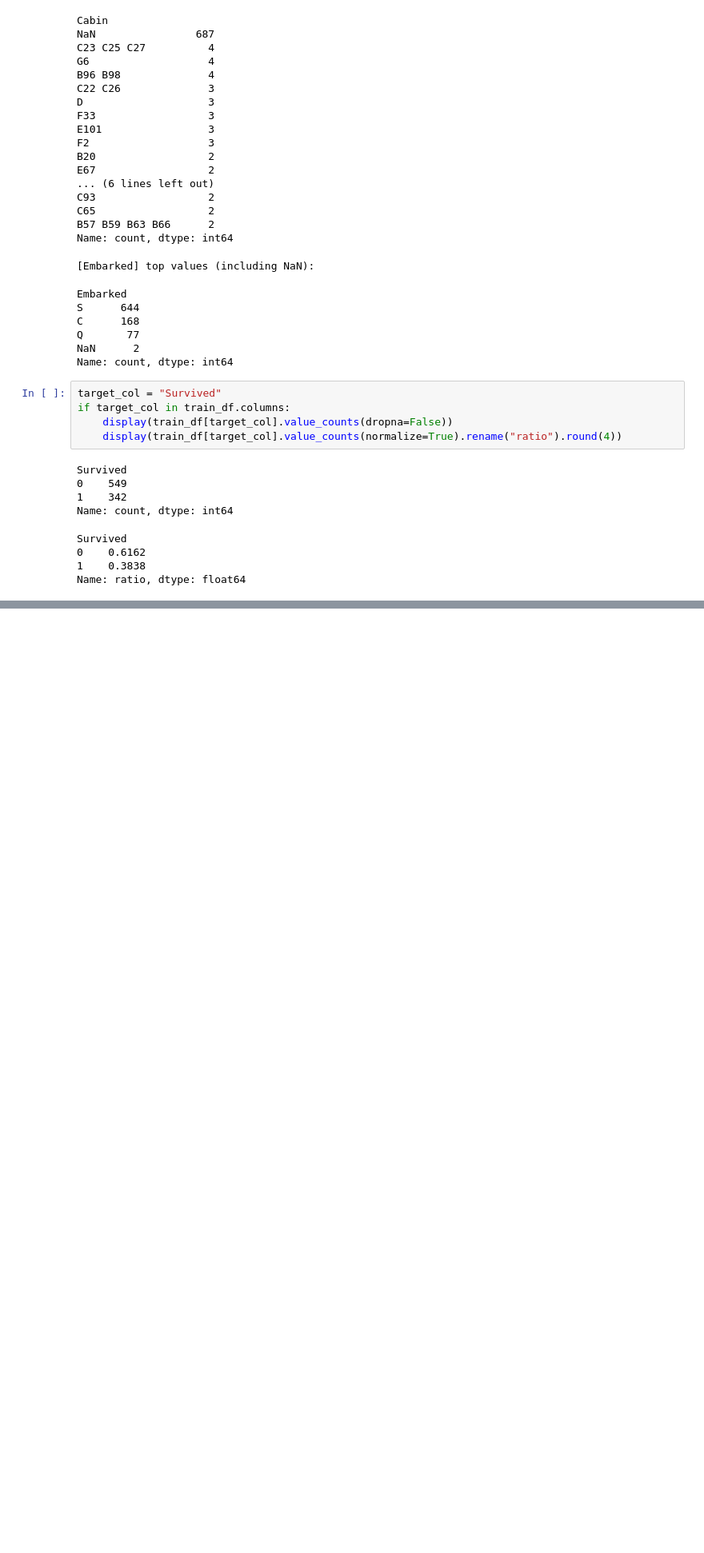
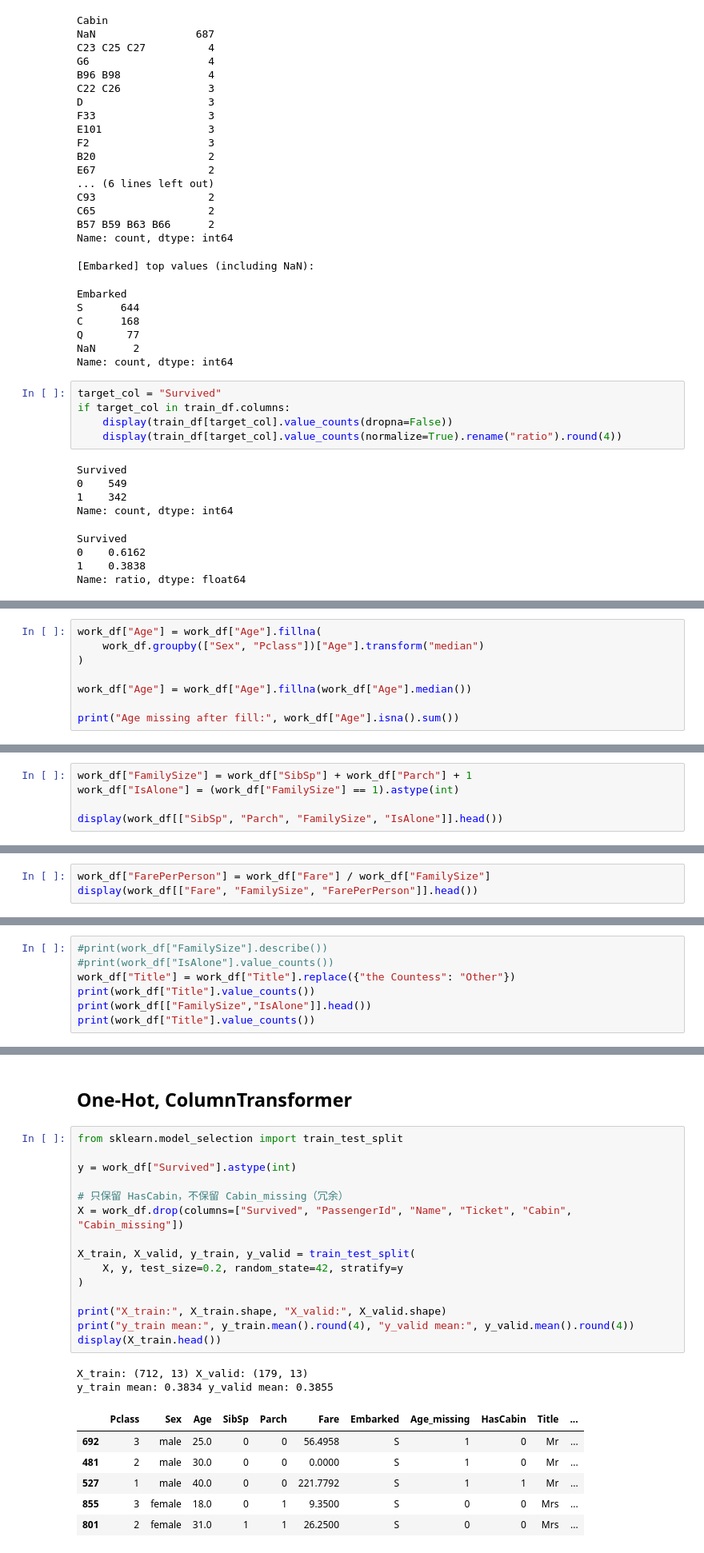
Before and after one commit to BrianBai093/Applied-ML, a Jupyter notebook: A1/data_preprocessing.ipynb, the cells around one changed output, grey strips where cells are left out. Shown at 80% size. Saved outputs shown, nothing was run; the diff lists cells and outputs as text; blank space fills up the shorter version.

Commit message:
v1
v1, test acc 76.4

```diff
--- a/A1/data_preprocessing.ipynb
+++ b/A1/data_preprocessing.ipynb
@@ -256,0 +281,8 @@ Name: ratio, dtype: float64
+# %%
+work_df["Age"] = work_df["Age"].fillna(
+    work_df.groupby(["Sex", "Pclass"])["Age"].transform("median")
+)
+
+work_df["Age"] = work_df["Age"].fillna(work_df["Age"].median())
+
+print("Age missing after fill:", work_df["Age"].isna().sum())
@@ -256,0 +352,5 @@ Name: ratio, dtype: float64
+# %%
+work_df["FamilySize"] = work_df["SibSp"] + work_df["Parch"] + 1
+work_df["IsAlone"] = (work_df["FamilySize"] == 1).astype(int)
+
+display(work_df[["SibSp", "Parch", "FamilySize", "IsAlone"]].head())
@@ -256,0 +366,3 @@ Name: ratio, dtype: float64
+# %%
+work_df["FarePerPerson"] = work_df["Fare"] / work_df["FamilySize"]
+display(work_df[["Fare", "FamilySize", "FarePerPerson"]].head())
@@ -256,0 +380,7 @@ Name: ratio, dtype: float64
+# %%
+#print(work_df["FamilySize"].describe())
+#print(work_df["IsAlone"].value_counts())
+work_df["Title"] = work_df["Title"].replace({"the Countess": "Other"})
+print(work_df["Title"].value_counts())
+print(work_df[["FamilySize","IsAlone"]].head())
+print(work_df["Title"].value_counts())
@@ -256,0 +408,26 @@ Name: ratio, dtype: float64
+# %% [markdown]
+## One-Hot, ColumnTransformer
+# %%
+from sklearn.model_selection import train_test_split
+
+y = work_df["Survived"].astype(int)
+
+# 只保留 HasCabin，不保留 Cabin_missing（冗余）
+X = work_df.drop(columns=["Survived", "PassengerId", "Name", "Ticket", "Cabin", "Cabin_missing"])
+
+X_train, X_valid, y_train, y_valid = train_test_split(
+    X, y, test_size=0.2, random_state=42, stratify=y
+)
+
+print("X_train:", X_train.shape, "X_valid:", X_valid.shape)
+print("y_train mean:", y_train.mean().round(4), "y_valid mean:", y_valid.mean().round(4))
+display(X_train.head())
+# %% [output]
+X_train: (712, 13) X_valid: (179, 13)
+y_train mean: 0.3834 y_valid mean: 0.3855
+|  | Pclass | Sex | Age | SibSp | Parch | Fare | Embarked | Age_missing | HasCabin | Title | ... |
+| 692 | 3 | male | 25.0 | 0 | 0 | 56.4958 | S | 1 | 0 | Mr | ... |
+| 481 | 2 | male | 30.0 | 0 | 0 | 0.0000 | S | 1 | 0 | Mr | ... |
+| 527 | 1 | male | 40.0 | 0 | 0 | 221.7792 | S | 1 | 1 | Mr | ... |
+| 855 | 3 | female | 18.0 | 0 | 1 | 9.3500 | S | 0 | 0 | Mrs | ... |
+| 801 | 2 | female | 31.0 | 1 | 1 | 26.2500 | S | 0 | 0 | Mrs | ... |
```
Also changed, not shown: parts of 35 cells of this notebook, 1 other file.
